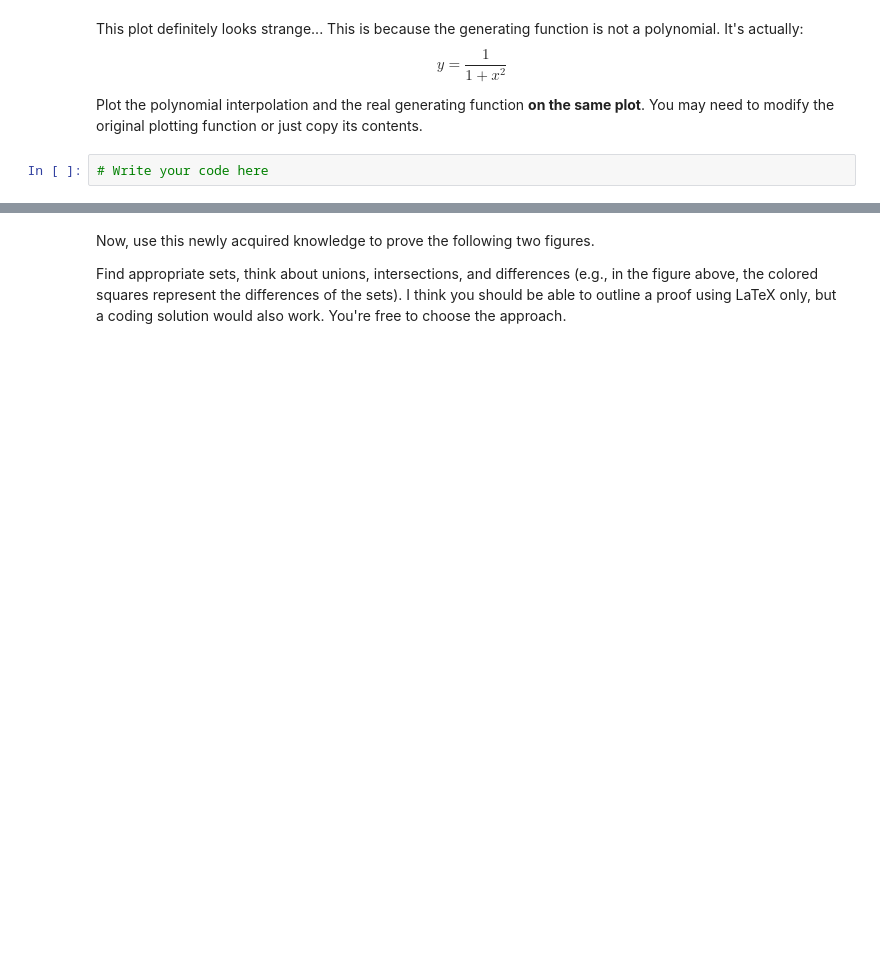
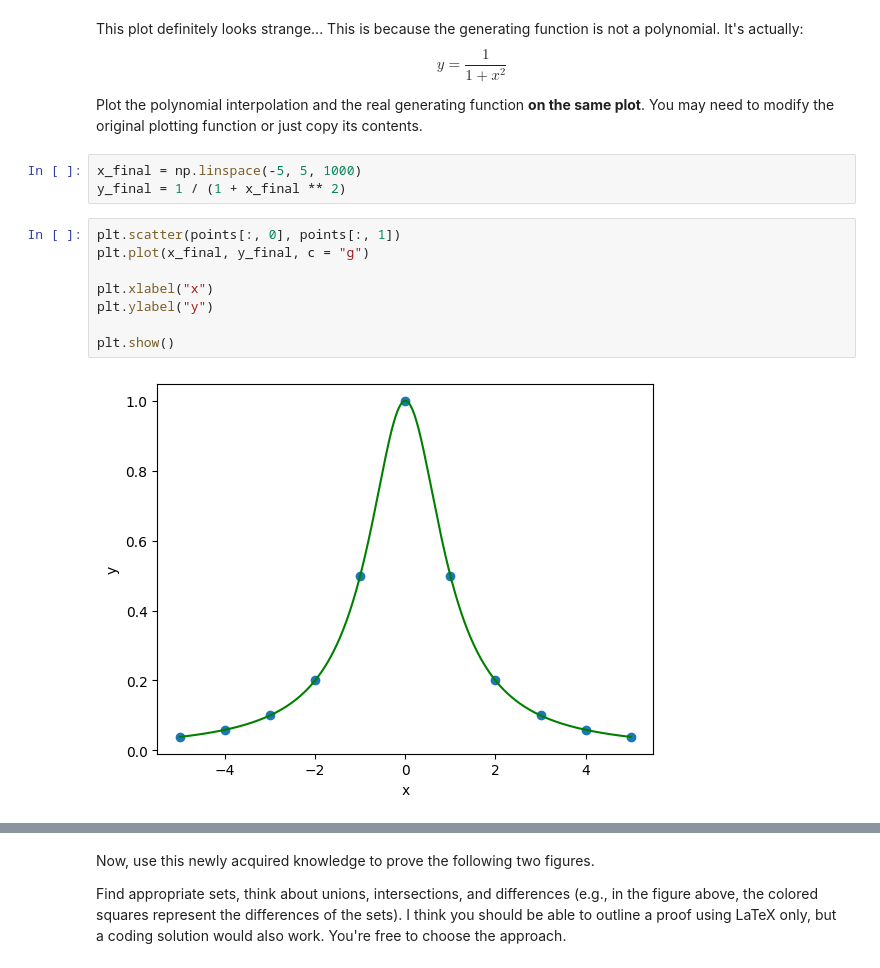
Before and after one commit to VladoDev03/math-concepts-for-developers-softuni, a Jupyter notebook: 02-basic-algebra/Basic Algebra Exercise.ipynb, the cells around one changed output, grey strips where cells are left out. Cells and saved outputs as stored; diff of their text form; blank space fills up the shorter version.

```diff
--- a/02-basic-algebra/Basic Algebra Exercise.ipynb
+++ b/02-basic-algebra/Basic Algebra Exercise.ipynb
@@ -130,8 +203,19 @@ This plot definitely looks strange... This is because the generating function is
 $$ y = \frac{1}{1 + x^2} $$
 
 Plot the polynomial interpolation and the real generating function **on the same plot**. You may need to modify the original plotting function or just copy its contents.
-# %%
-# Write your code here
+# %%
+x_final = np.linspace(-5, 5, 1000)
+y_final = 1 / (1 + x_final ** 2)
+# %%
+plt.scatter(points[:, 0], points[:, 1])
+plt.plot(x_final, y_final, c = "g")
+
+plt.xlabel("x")
+plt.ylabel("y")
+
+plt.show()
+# %% [output]
+[figure, added]
 # %% [markdown]
 ### Problem 2. Set Equivalence Theory
 Have you played Sudoku? It used to be quite popular, and it still is; with boards that range from very simple to extremely complex. From random grannies, to the most brilliant computer scientists and mathematicians - everyone can get a kick out of a well-made puzzle. Sudoku has a lot of variants which make solving very fun and challenging, but let's focus on the classic variant now.
```
Also changed, not shown: parts of 21 cells of this notebook, 4 other files.
